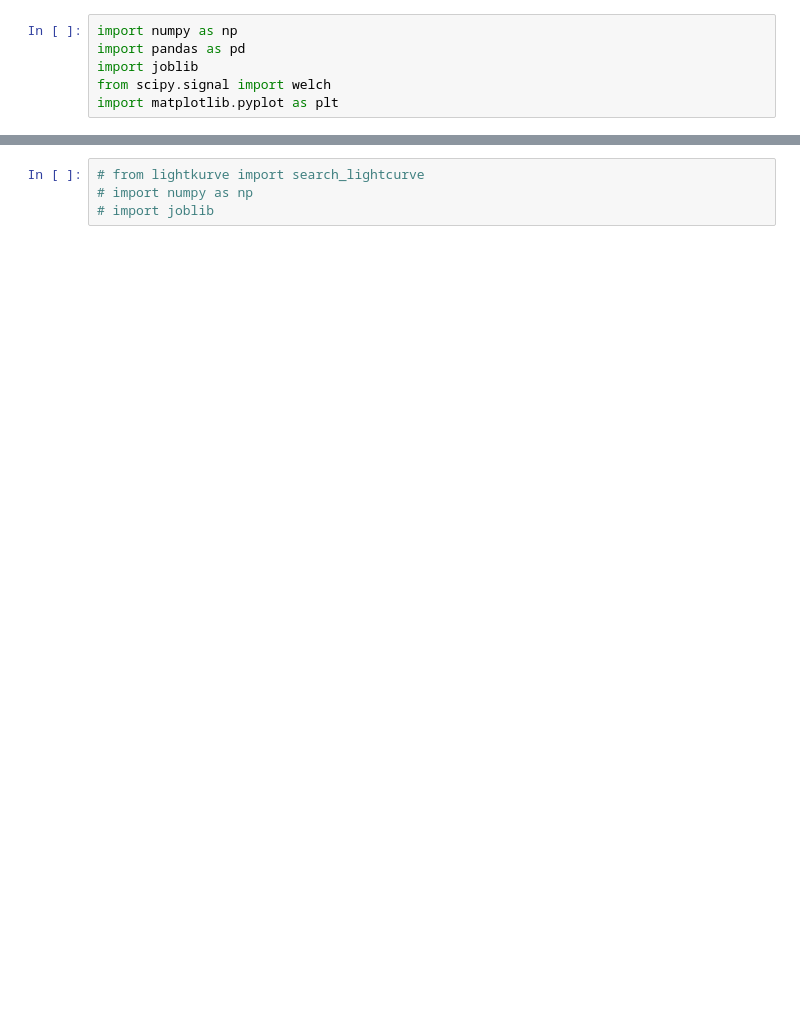
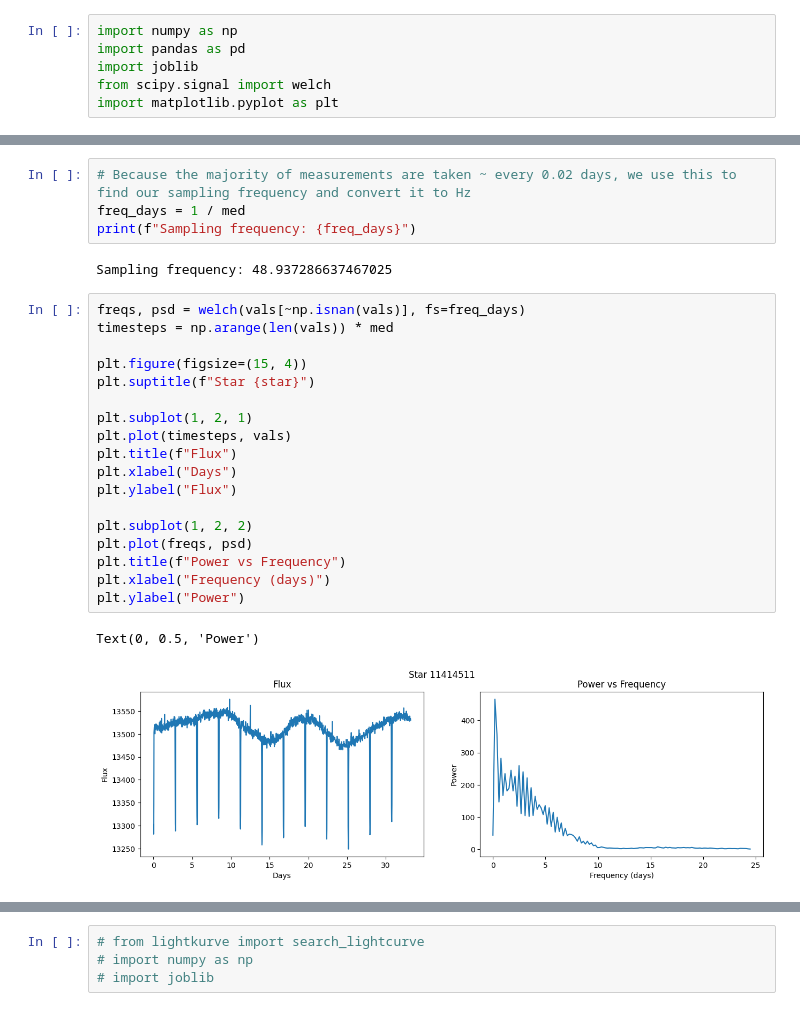
Before and after one commit to Jaredwinn77/ACME_VOL3_PLANET_FINDER, a Jupyter notebook: period_welch.ipynb, the cells around one changed output, grey strips where cells are left out. Drawn from its saved outputs; the diff is of its cells as text; blank space fills up the shorter version.

```diff
--- a/period_welch.ipynb
+++ b/period_welch.ipynb
@@ -62,0 +246,27 @@ def compute_radius(frequency, mass):
+# %%
+# Because the majority of measurements are taken ~ every 0.02 days, we use this to find our sampling frequency and convert it to Hz
+freq_days = 1 / med
+print(f"Sampling frequency: {freq_days}")
+# %% [output]
+Sampling frequency: 48.937286637467025
+# %%
+freqs, psd = welch(vals[~np.isnan(vals)], fs=freq_days)
+timesteps = np.arange(len(vals)) * med
+
+plt.figure(figsize=(15, 4))
+plt.suptitle(f"Star {star}")
+
+plt.subplot(1, 2, 1)
+plt.plot(timesteps, vals)
+plt.title(f"Flux")
+plt.xlabel("Days")
+plt.ylabel("Flux")
+
+plt.subplot(1, 2, 2)
+plt.plot(freqs, psd)
+plt.title(f"Power vs Frequency")
+plt.xlabel("Frequency (days)")
+plt.ylabel("Power")
+# %% [output]
+Text(0, 0.5, 'Power')
+[figure, added]
```
Also changed, not shown: parts of 63 cells of this notebook.
